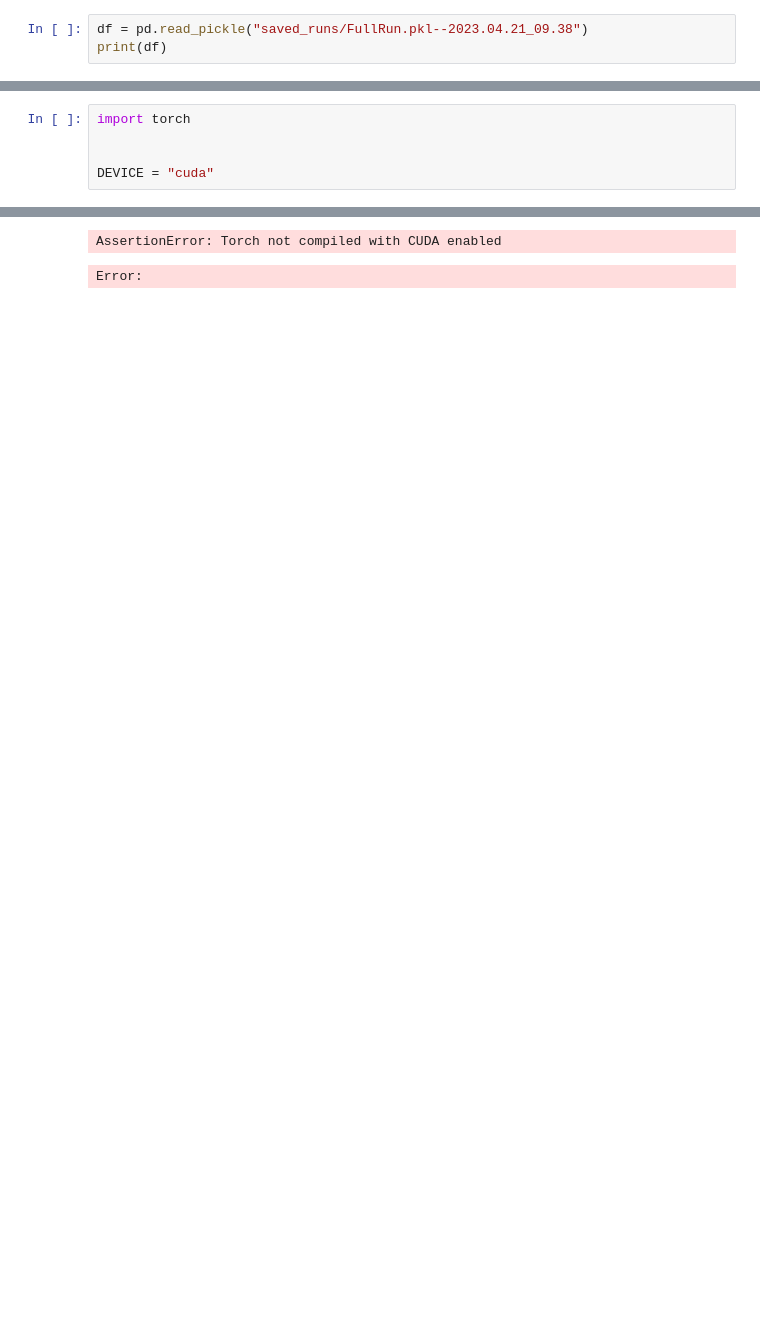
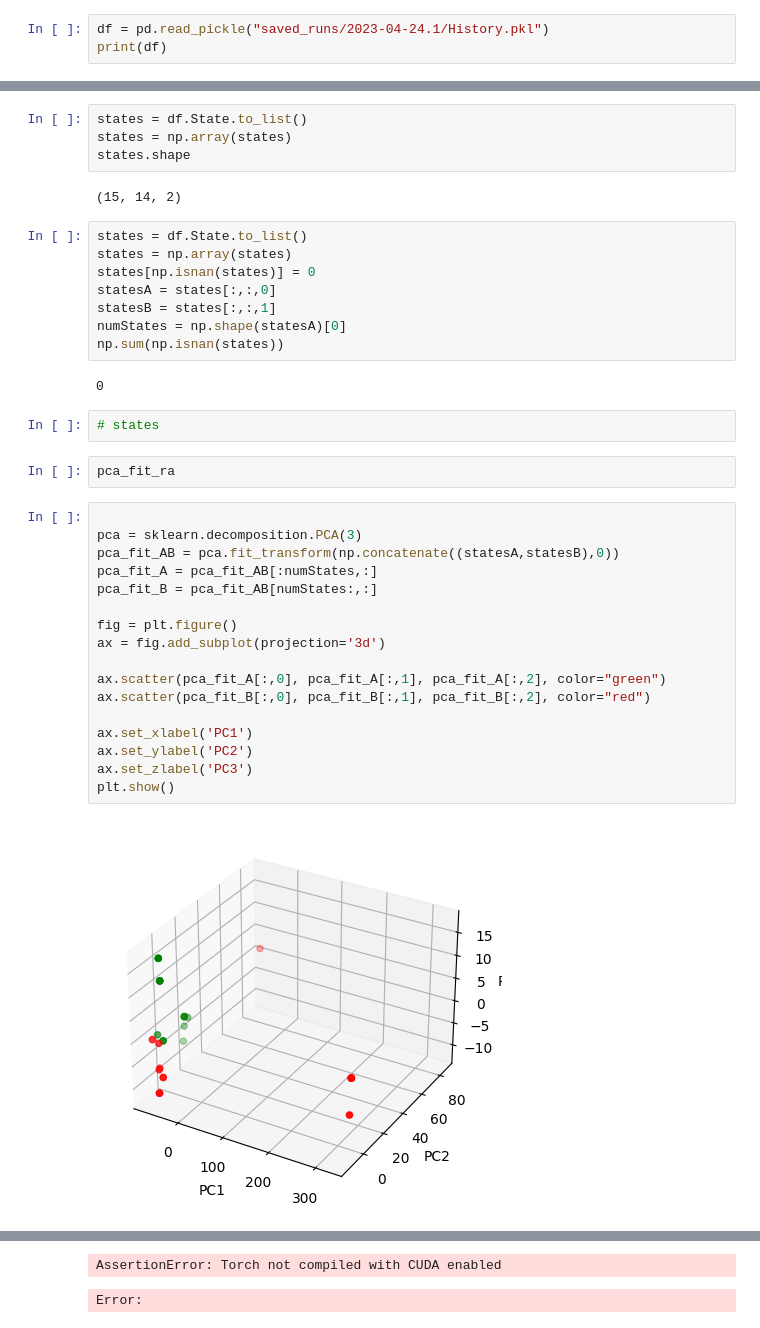
Before and after one commit to iRRe33-smk/exjobb, a Jupyter notebook: analysis.ipynb, the cells around one changed output, grey strips where cells are left out. Cells and saved outputs as stored; diff of their text form; blank space fills up the shorter version.

```diff
--- a/analysis.ipynb
+++ b/analysis.ipynb
@@ -6,4 +9,4 @@ import json
 # %%
-df = pd.read_pickle("saved_runs/FullRun.pkl--2023.04.21_09.38")
+df = pd.read_pickle("saved_runs/2023-04-24.1/History.pkl")
 print(df)
 # %% [output]
@@ -50,5 +30,39 @@ pd.read_pickle("saved_runs/2023-04-21.0/History.pkl")
-# %%
-import torch
-
-
-DEVICE = "cuda"
+# %%
+states = df.State.to_list()
+states = np.array(states)
+states.shape
+# %% [output]
+(15, 14, 2)
+# %%
+states = df.State.to_list()
+states = np.array(states)
+states[np.isnan(states)] = 0
+statesA = states[:,:,0]
+statesB = states[:,:,1]
+numStates = np.shape(statesA)[0]
+np.sum(np.isnan(states))
+# %% [output]
+0
+# %%
+# states
+# %%
+pca_fit_ra
+# %%
+
+pca = sklearn.decomposition.PCA(3)
+pca_fit_AB = pca.fit_transform(np.concatenate((statesA,statesB),0))
+pca_fit_A = pca_fit_AB[:numStates,:]
+pca_fit_B = pca_fit_AB[numStates:,:]
+
+fig = plt.figure()
+ax = fig.add_subplot(projection='3d')
+
+ax.scatter(pca_fit_A[:,0], pca_fit_A[:,1], pca_fit_A[:,2], color="green")
+ax.scatter(pca_fit_B[:,0], pca_fit_B[:,1], pca_fit_B[:,2], color="red")
+
+ax.set_xlabel('PC1')
+ax.set_ylabel('PC2')
+ax.set_zlabel('PC3')
+plt.show()
+# %% [output]
+[figure, added]
```
Also changed, not shown: parts of 6 cells of this notebook, 1 other file.
